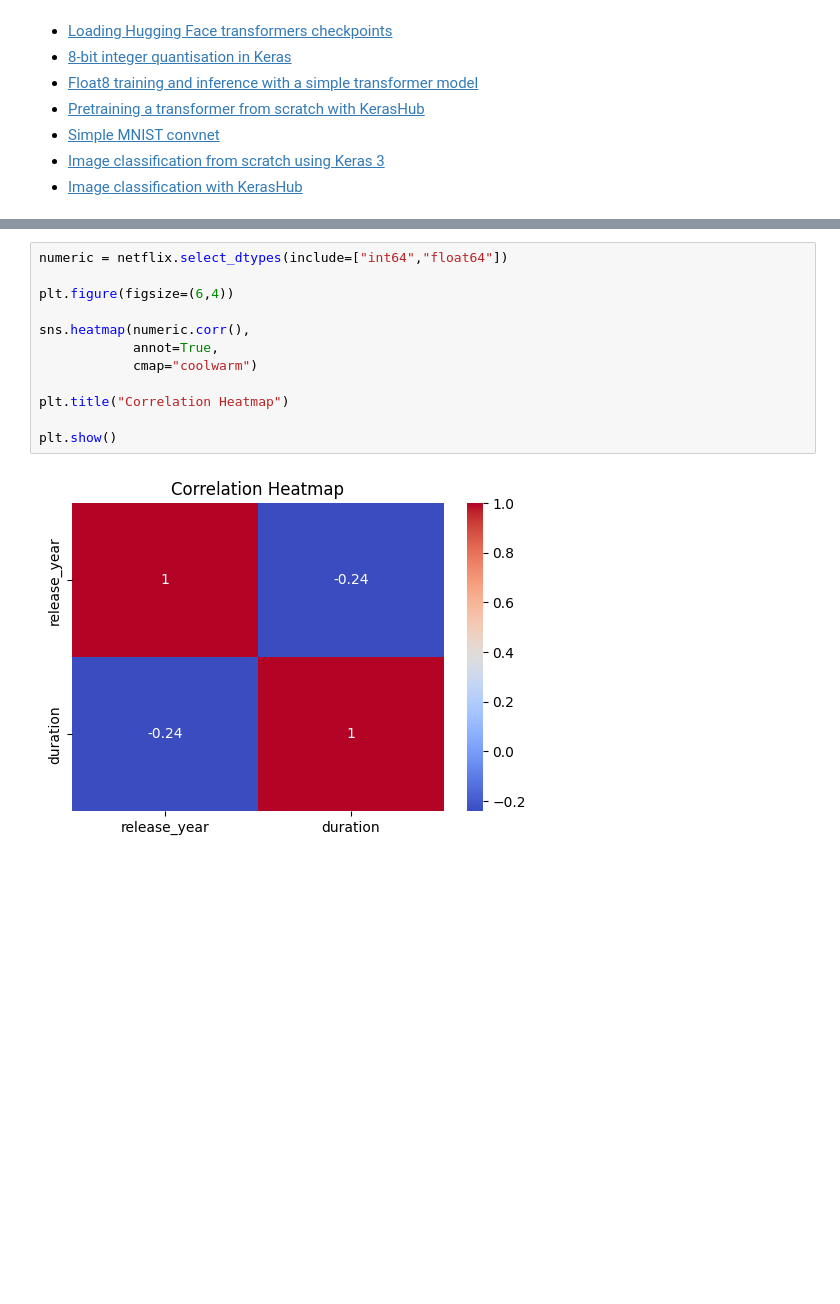
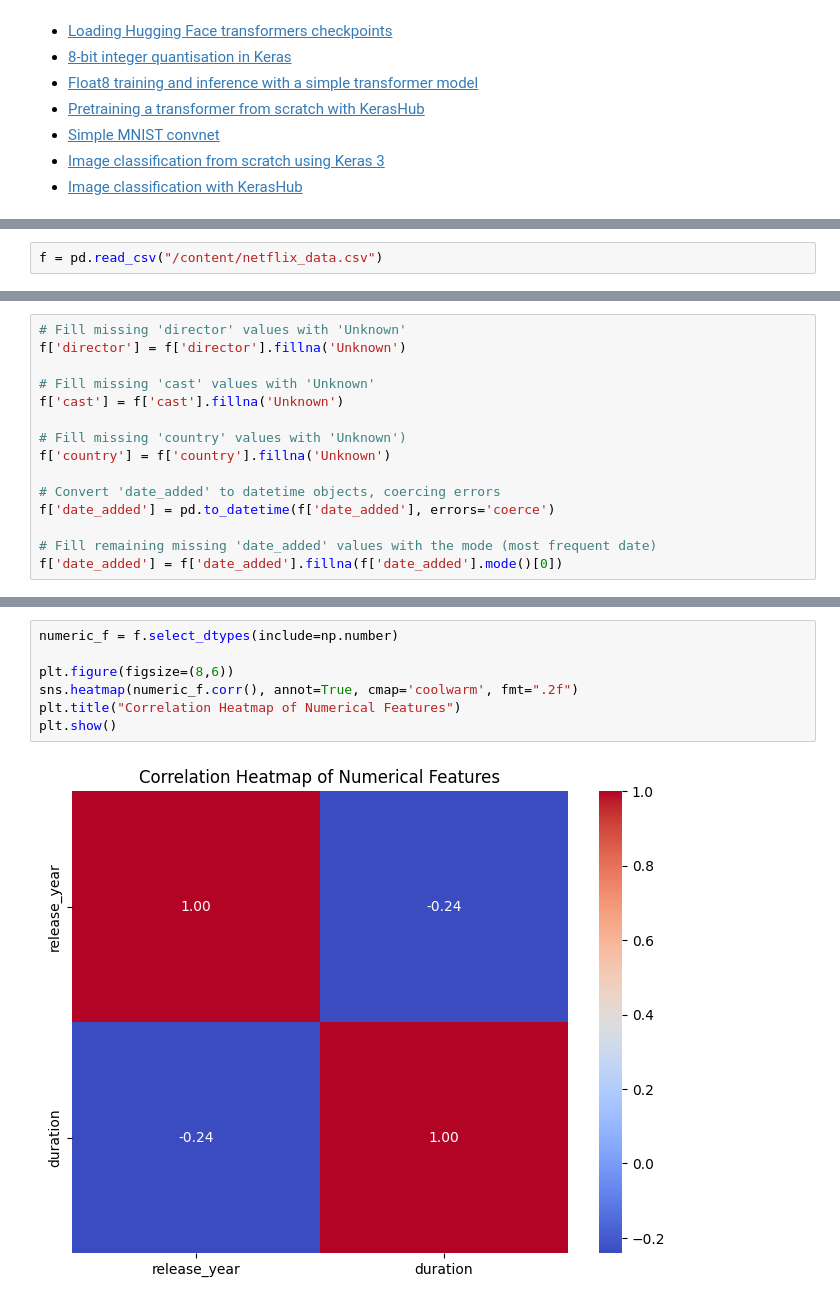
Before and after one commit to shaiksuheb-tech/suheb-123, a Jupyter notebook: Welcome_to_Colab.ipynb, the cells around one changed output, grey strips where cells are left out. Drawn from its saved outputs; the diff is of its cells as text; blank space fills up the shorter version.

```diff
--- a/Welcome_to_Colab.ipynb
+++ b/Welcome_to_Colab.ipynb
@@ -262,0 +237,2 @@ None
+# %%
+f = pd.read_csv("/content/netflix_data.csv")
@@ -297,0 +308,15 @@ Duplicates After: 0
+# %%
+# Fill missing 'director' values with 'Unknown'
+f['director'] = f['director'].fillna('Unknown')
+
+# Fill missing 'cast' values with 'Unknown'
+f['cast'] = f['cast'].fillna('Unknown')
+
+# Fill missing 'country' values with 'Unknown')
+f['country'] = f['country'].fillna('Unknown')
+
+# Convert 'date_added' to datetime objects, coercing errors
+f['date_added'] = pd.to_datetime(f['date_added'], errors='coerce')
+
+# Fill remaining missing 'date_added' values with the mode (most frequent date)
+f['date_added'] = f['date_added'].fillna(f['date_added'].mode()[0])
@@ -434,14 +422,9 @@ plt.show()
 # %%
-numeric = netflix.select_dtypes(include=["int64","float64"])
+numeric_f = f.select_dtypes(include=np.number)
 
-plt.figure(figsize=(6,4))
-
-sns.heatmap(numeric.corr(),
-            annot=True,
-            cmap="coolwarm")
-
-plt.title("Correlation Heatmap")
-
+plt.figure(figsize=(8,6))
+sns.heatmap(numeric_f.corr(), annot=True, cmap='coolwarm', fmt=".2f")
+plt.title("Correlation Heatmap of Numerical Features")
 plt.show()
 # %% [output]
-[figure, old version]
+[figure, new version]
```
Also changed, not shown: parts of 24 cells of this notebook.
